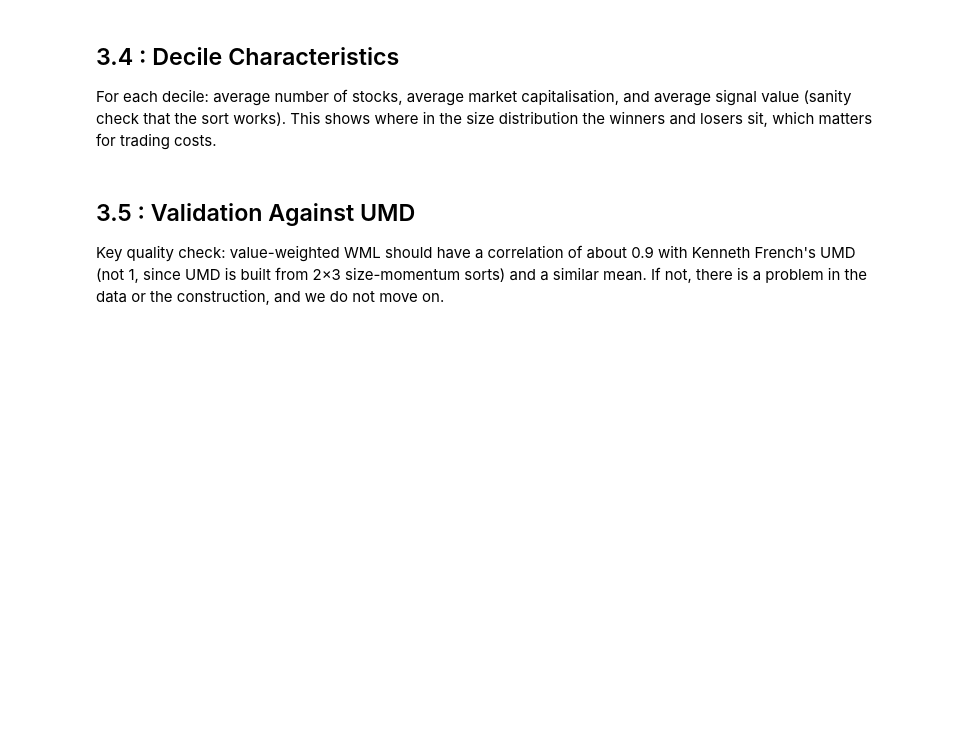
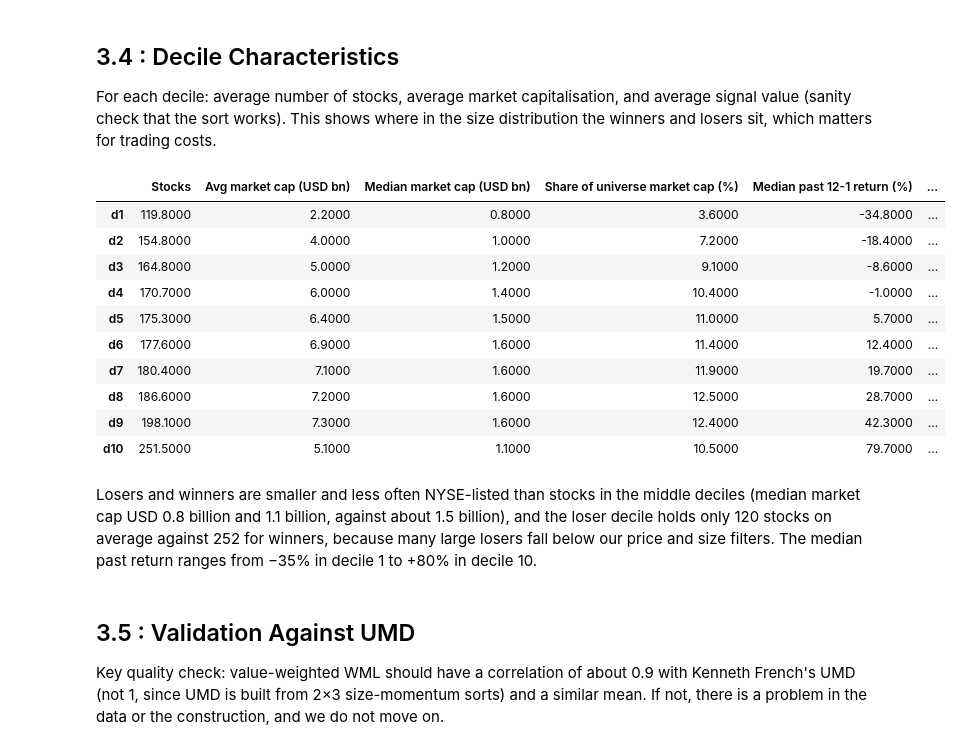
Before and after one commit to olol2/AppliedInvestments, a Jupyter notebook: Momentum_Robust_Notebook.ipynb, the cells around one changed output. Drawn from its saved outputs; the diff is of its cells as text; code cells hidden in the pictures; blank space fills up the shorter version.

```diff
--- a/Momentum_Robust_Notebook.ipynb
+++ b/Momentum_Robust_Notebook.ipynb
@@ -848,0 +849,28 @@ The most recent month is skipped because one-month returns show short-term rever
+# %%
+# 12-1 momentum signal at formation date t: cumulative return from t-11 to t-1 (skip month t).
+# Computed on a wide table (one row per month, one column per stock), so that missing months
+# are real gaps and a rolling window always covers exactly 11 calendar months.
+def momentum_signal(returns_wide, first_lag, last_lag, min_obs):
+    """Cumulative return from t-first_lag to t-last_lag (first_lag > last_lag >= 1)."""
+    log_r = np.log1p(returns_wide.clip(lower=-0.99))   # cap -100% returns: log(0) would be -infinity
+    window = first_lag - last_lag + 1
+    lagged = log_r.shift(last_lag)                      # row t now holds the return of t-last_lag
+    total = lagged.rolling(window, min_periods=min_obs).sum()
+    return np.expm1(total)                              # back from log to simple return
+
+ret_wide = crsp.pivot(index="date", columns="PERMNO", values="MthRet")
+ret_wide = ret_wide.reindex(pd.date_range(ret_wide.index.min(), ret_wide.index.max(), freq="ME"))
+
+mom_12_1 = momentum_signal(ret_wide, first_lag=11, last_lag=1, min_obs=MIN_OBS_SIGNAL)
+crsp = crsp.drop(columns=["mom_12_1"], errors="ignore").merge(
+    mom_12_1.stack().dropna().rename("mom_12_1").reset_index().rename(columns={"level_0": "date"}),
+    on=["date", "PERMNO"], how="left")
+
+# Sanity check on one stock: recompute the signal by hand for Apple at the end of Dec 2020
+aapl = crsp[crsp["PERMNO"] == 14593].set_index("date")["MthRet"]
+by_hand = (1 + aapl.loc["2020-01-31":"2020-11-30"]).prod() - 1      # Jan-Nov 2020 = t-11 ... t-1
+in_table = crsp.loc[(crsp["PERMNO"] == 14593) & (crsp["date"] == "2020-12-31"), "mom_12_1"].iloc[0]
+print(f"Apple, formation Dec 2020: by hand {by_hand:.4f} | in table {in_table:.4f}")
+print(f"Universe stock-months with a valid 12-1 signal: "
+      f"{100 * crsp.loc[crsp['in_universe'] & period, 'mom_12_1'].notna().mean():.1f}%")
+del ret_wide
@@ -862,6 +987,35 @@ We report the average return and standard deviation of all ten deciles and of 10
 ## 3.4 : Decile Characteristics
 
 For each decile: average number of stocks, average market capitalisation, and average signal value (sanity check that the sort works). This shows where in the size distribution the winners and losers sit, which matters for trading costs.
+# %%
+# Decile characteristics (lecture 1): averages over formation months
+d = crsp[univ_sig]
+g = d.groupby(["date", "port_12_1"])
+char_ts = pd.DataFrame({
+    "Stocks": g.size(),
+    "Avg market cap (USD bn)": g["me"].mean() / 1000,
+    "Median market cap (USD bn)": g["me"].median() / 1000,
+    "Share of universe market cap (%)": 100 * g["me"].sum() / d.groupby("date")["me"].sum(),
+    "Median past 12-1 return (%)": 100 * g["mom_12_1"].median(),
+    "NYSE stocks (%)": 100 * g["is_nyse"].mean(),
+})
+dec_char = char_ts.groupby("port_12_1").mean()
+dec_char.index = [f"d{int(i)}" for i in dec_char.index]
+dec_char.round(1)
+# %% [output]
+|  | Stocks | Avg market cap (USD bn) | Median market cap (USD bn) | Share of universe market cap (%) | Median past 12-1 return (%) | ... |
+| d1 | 119.8000 | 2.2000 | 0.8000 | 3.6000 | -34.8000 | ... |
+| d2 | 154.8000 | 4.0000 | 1.0000 | 7.2000 | -18.4000 | ... |
+| d3 | 164.8000 | 5.0000 | 1.2000 | 9.1000 | -8.6000 | ... |
+| d4 | 170.7000 | 6.0000 | 1.4000 | 10.4000 | -1.0000 | ... |
+| d5 | 175.3000 | 6.4000 | 1.5000 | 11.0000 | 5.7000 | ... |
+| d6 | 177.6000 | 6.9000 | 1.6000 | 11.4000 | 12.4000 | ... |
+| d7 | 180.4000 | 7.1000 | 1.6000 | 11.9000 | 19.7000 | ... |
+| d8 | 186.6000 | 7.2000 | 1.6000 | 12.5000 | 28.7000 | ... |
+| d9 | 198.1000 | 7.3000 | 1.6000 | 12.4000 | 42.3000 | ... |
+| d10 | 251.5000 | 5.1000 | 1.1000 | 10.5000 | 79.7000 | ... |
+# %% [markdown]
+Losers and winners are smaller and less often NYSE-listed than stocks in the middle deciles (median market cap USD 0.8 billion and 1.1 billion, against about 1.5 billion), and the loser decile holds only 120 stocks on average against 252 for winners, because many large losers fall below our price and size filters. The median past return ranges from −35% in decile 1 to +80% in decile 10.
 # %% [markdown]
 ## 3.5 : Validation Against UMD
 
```
Also changed, not shown: parts of 14 cells of this notebook, 3 other files.
